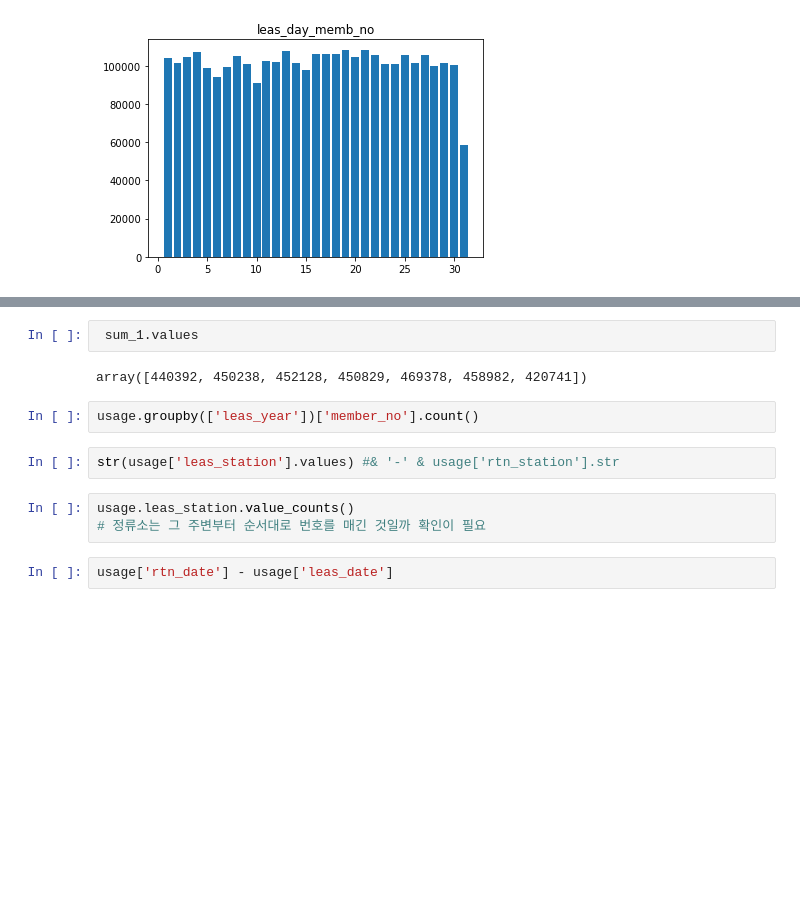
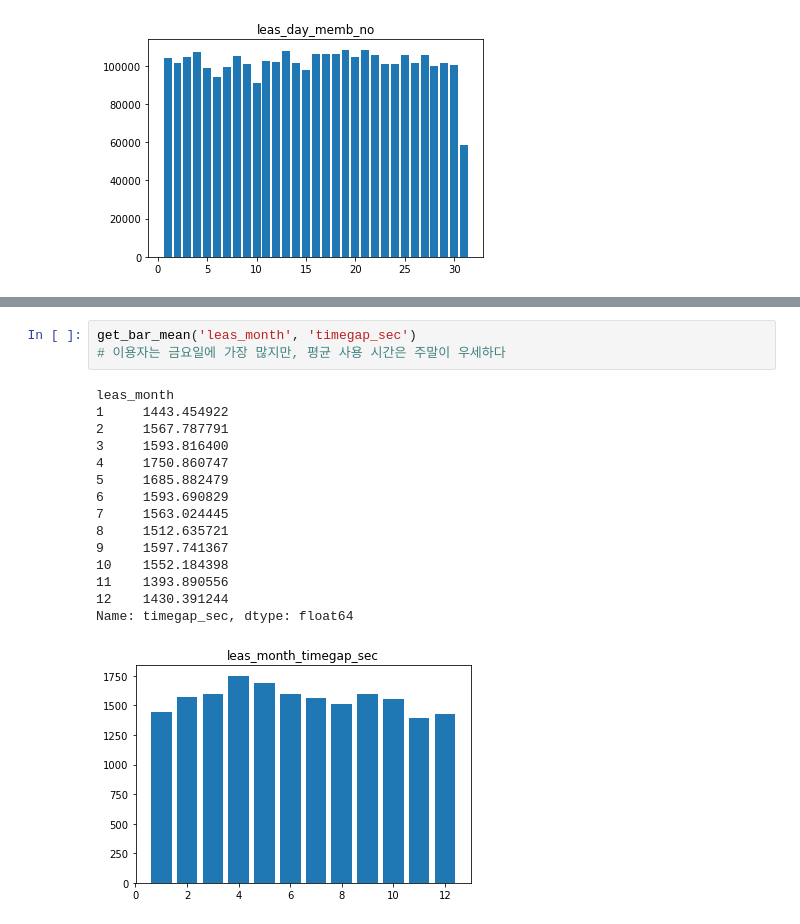
Before and after one commit to jinseriouspark/competition, a Jupyter notebook: goyang_bike/goyang_bike.ipynb, the cells around one changed output, grey strips where cells are left out. Cells and saved outputs as stored; diff of their text form; blank space fills up the shorter version.

```diff
--- a/goyang_bike/goyang_bike.ipynb
+++ b/goyang_bike/goyang_bike.ipynb
@@ -325,13 +321,19 @@ print(sum_1.index.values, sum_1.values)
-# %%
- sum_1.values
-# %% [output]
-array([440392, 450238, 452128, 450829, 469378, 458982, 420741])
-# %%
-usage.groupby(['leas_year'])['member_no'].count()
-# %%
-str(usage['leas_station'].values) #& '-' & usage['rtn_station'].str
-# %%
-usage.leas_station.value_counts()
-# 정류소는 그 주변부터 순서대로 번호를 매긴 것일까 확인이 필요
-# %%
-usage['rtn_date'] - usage['leas_date']
+# %%
+get_bar_mean('leas_month', 'timegap_sec')
+# 이용자는 금요일에 가장 많지만, 평균 사용 시간은 주말이 우세하다
+# %% [output]
+leas_month
+1     1443.454922
+2     1567.787791
+3     1593.816400
+4     1750.860747
+5     1685.882479
+6     1593.690829
+7     1563.024445
+8     1512.635721
+9     1597.741367
+10    1552.184398
+11    1393.890556
+12    1430.391244
+Name: timegap_sec, dtype: float64
+[figure, added]
```
Also changed, not shown: parts of 3 cells of this notebook.
